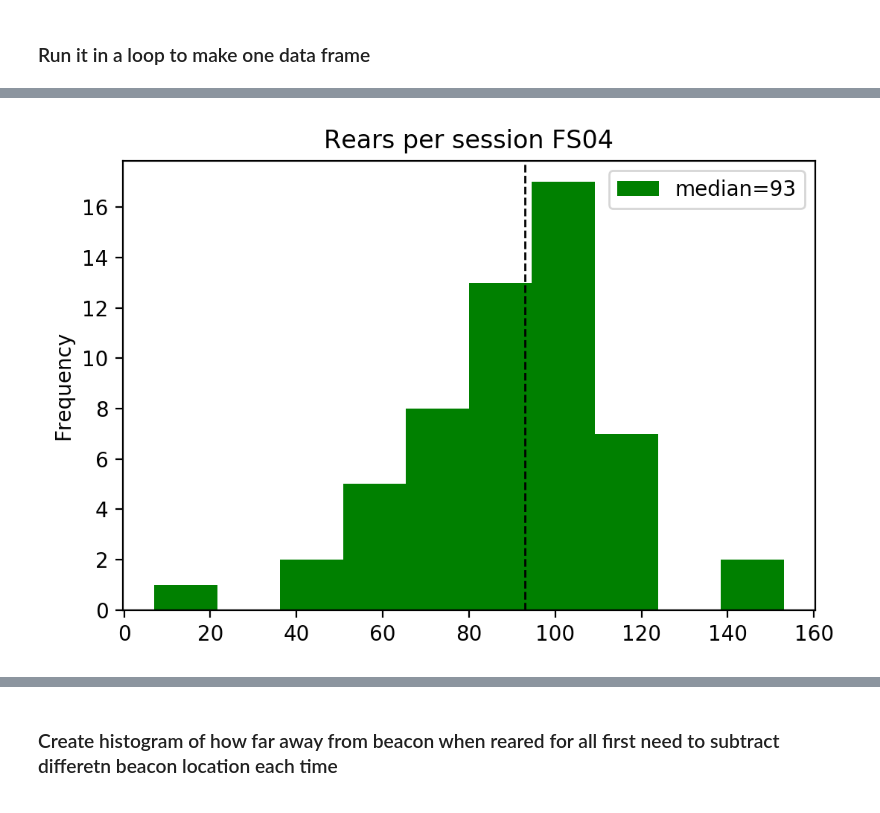
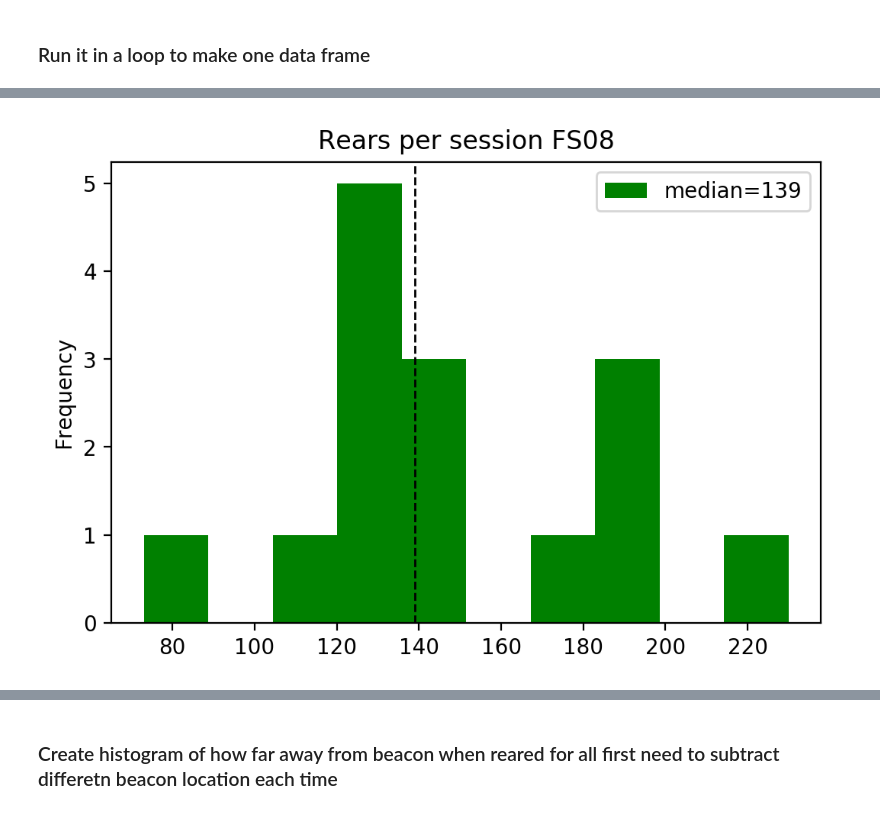
Before and after one commit to Fabalinks/Rearing_analysis, a Jupyter notebook: Code/20210526_FS_rearing_histogram.ipynb, the cells around one changed output, grey strips where cells are left out. Cells and saved outputs as stored; diff of their text form; code cells hidden in the pictures.

```diff
--- a/Code/20210526_FS_rearing_histogram.ipynb
+++ b/Code/20210526_FS_rearing_histogram.ipynb
@@ -503,3 +460,17 @@ See the caveats in the documentation: http://pandas.pydata.org/pandas-docs/stabl
 ### E. Now all in one cell
 # %% [markdown]
 ### Run it in a loop to make one data frame
+# %%
+def make_rearing_df_meta(position,beacon,invisible_time=60,light_off=2):
+    Z_points= Z_period_points(position)
+    beacon=vis_invis(beacon,light_off=2)
+    beacon=invis_succ_meta(beacon,invisible_time=60,light_off=2)
+    beacon,times = invis_times_meta(beacon,invisible_time=60,light_off=2)
+    rearing_df=match_and_append(Z_points,beacon,times)
+    rearing_df=beacon_group(rearing_df)
+    return rearing_df
+ii=make_rearing_df_meta(FS03_position,FS03_beacon,invisible_time=60,light_off=2)
+jj=make_rearing_df_meta(FS03_position,FS03_beacon,invisible_time=60,light_off=2)
+bb= ii.append(jj,ignore_index=True)
+#kk=pd.concat([pp,rr],ignore_index=True)
+len(bb.index)
@@ -575,4 +594,6 @@ kk
 # %%
+#TODO: REad in meatdata correctly so it can inputed in the functions...
+
 import os
 
 how_many= 0
@@ -580,11 +601,13 @@ how_many= 0
 substring = "BPositions_"
 position = "position_2"
 beacon = 'beacons'
+metadata = 'metadata'
 #animal = 'C:/Users/Fabian/Desktop/Analysis/Round3_FS03_FS06/Data/FS04/'
 #animal = '//10.153.170.3/storage2/fabian/data/raw/FS03'
-animal= '//10.153.170.3/storage2/fabian/Data/raw/FS04'
+animal= '//10.153.170.3/storage2/fabian/data/project/FS08'
 average_rears=[]
 rearing = pd.DataFrame()
+all_metadata=pd.DataFrame()
 for dirpath, dirnames, files in os.walk(animal, topdown=True):
     fullstring = dirpath
     for file_name in files:
@@ -595,11 +618,26 @@ for dirpath, dirnames, files in os.walk(animal, topdown=True):
         #dirpath = dirpath.replace("\","/")
         #print(dirpath)
         if beacon in file_name:
-            #print(file_name)
+            print(file_name)
             print(" found!")
             beacons  = pd.read_csv(dirpath+'/'+file_name,sep=" ", header = None,engine='python')
             beacon_date = list(file_name)
+        if metadata in file_name:
+            print(file_name)
+            metadatas  = pd.read_csv(dirpath+'/'+file_name,sep=" : ", header = None,engine='python')
+            df=metadatas.T
+            df= df.rename(columns=df.iloc[0])
+            df=df.drop(df.index[0])
+            print(df)
+            print(df['invisible_time'].values[0])
+            if int(df['Pellets'].values[0])>1:
+                all_metadata = all_metadata.append(df, ignore_index=True,sort=False)
+                invisible_time=int(df['invisible_time'].values[0])
+                light_off=int(df['light_off'].values[0])
+                print(invisible_time)
+                print(light_off)
         if position in file_name:
+            print(file_name)
             #print(file_name)
             print(" found! ")
             positions = pd.read_csv(dirpath+'/'+file_name,sep=" ", header=None,engine='python')
@@ -607,7 +645,7 @@ for dirpath, dirnames, files in os.walk(animal, topdown=True):
             if beacon_date[-9:]==positions_date[-9:]:
                 print ("Match found making rearing file")
                 how_many += 1
-                rearing_df=make_rearing_df(positions,beacons)
+                rearing_df=make_rearing_df_meta(positions,beacons,invisible_time=60,light_off=2)
                 average_rears.append(len(rearing_df.index))
                 plt.plot(rearing_df[1],rearing_df[2],'yo',ms=10)
                 plt.plot(rearing_df[4],rearing_df[5],'g+')
@@ -624,7 +662,8 @@ for dirpath, dirnames, files in os.walk(animal, topdown=True):
                 #print( HSW_directory[0])
             else:
                 print('bad match')
-
+sorted_data = all_metadata.sort_values('Computer time was',)
+print(sorted_data)
 print('DataFrame made.')
 
 
@@ -701,15 +800,15 @@ Match found making rearing file
 # %%
-rat_ID= 'FS04'
+rat_ID= 'FS08'
 import statistics
 fig, ax = plt.subplots(1,1,dpi=200,sharex=False)
 ax.hist(average_rears,color="green", label='median=%s' %(statistics.median(average_rears)))
 ax.set_title('Rears per session '+rat_ID)
 ax.axvline(statistics.median(average_rears), color='k', linestyle='dashed', linewidth=1)
 ax.set_ylabel('Frequency')
 ax.legend()
 plt.savefig('%srears_per_session_%s.png'%(figures,rat_ID), dpi = 100)
 # %% [output]
-[figure, old version]
+[figure, new version]
 # %%
 rearing
 # %% [output]
```
Also changed, not shown: parts of 40 cells of this notebook, 3 other files.
